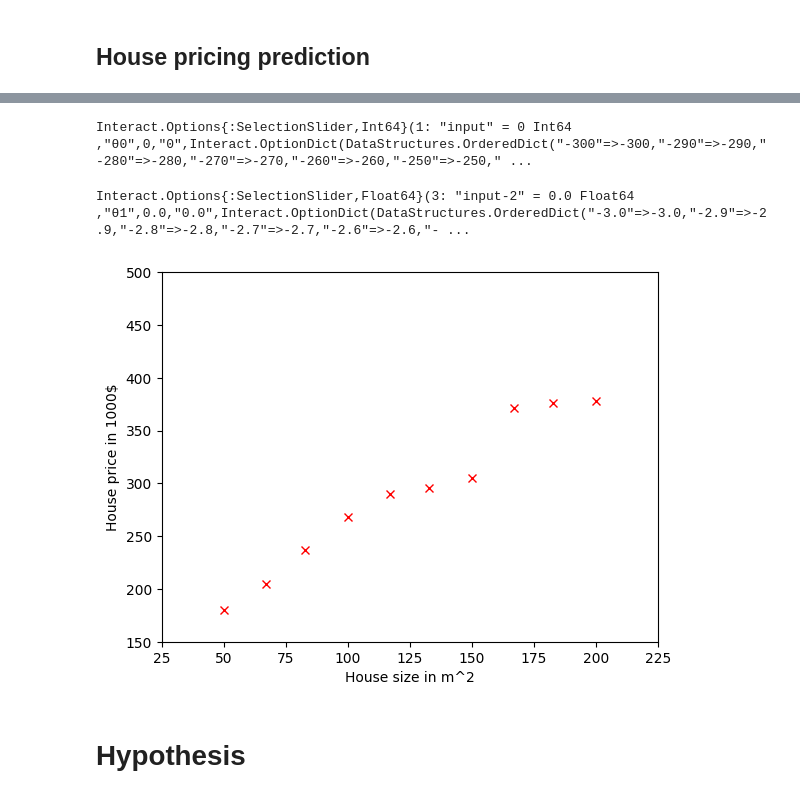
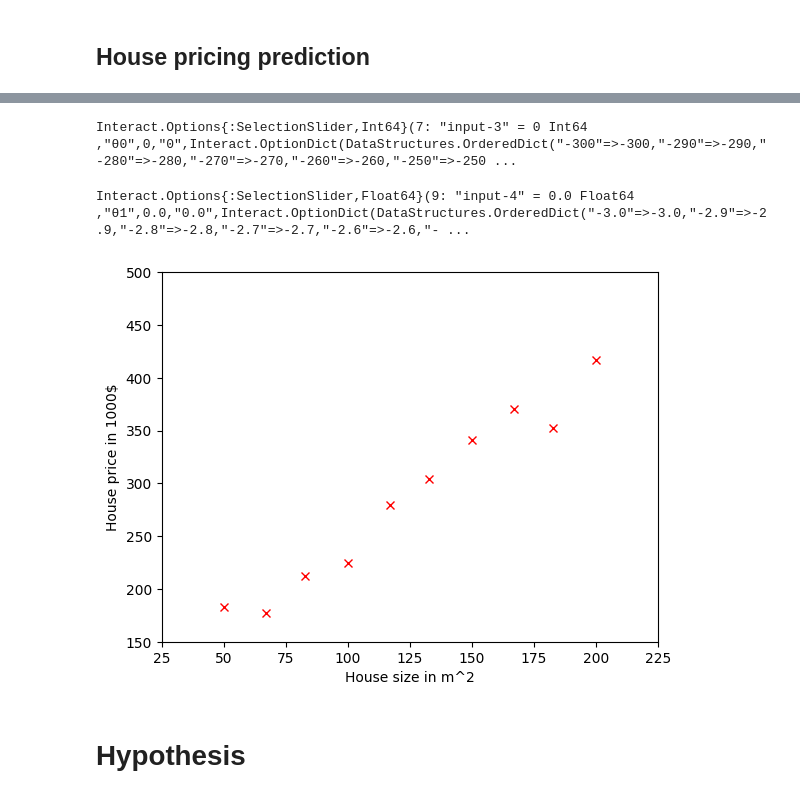
Before and after one commit to tbekas/introduction-to-machine-learning, a Jupyter notebook: Presentation.ipynb, the cells around one changed output, grey strips where cells are left out. Saved outputs shown, nothing was run; the diff lists cells and outputs as text; code cells hidden in the pictures.

```diff
--- a/Presentation.ipynb
+++ b/Presentation.ipynb
@@ -63,0 +27,6 @@ INFO: Use `Pkg.update()` to get the latest versions of your packages
+# %%
+include("helper.jl")
+m = 10
+X, y = gen_samples(m)
+
+[X y]
@@ -64,9 +48,9 @@ INFO: Use `Pkg.update()` to get the latest versions of your packages
 # %%
-plot_samples(X, Y)
+plot_samples(X, y)
 # %% [output]
-Interact.Options{:SelectionSlider,Int64}(1: "input" = 0 Int64 ,"θ0",0,"0",Interact.OptionDict(DataStructures.OrderedDict("-300"=>-300,"-290"=>-290,"-280"=>-280,"-270"=>-270,"-260"=>-260,"-250"=>-250," ...
+Interact.Options{:SelectionSlider,Int64}(7: "input-3" = 0 Int64 ,"θ0",0,"0",Interact.OptionDict(DataStructures.OrderedDict("-300"=>-300,"-290"=>-290,"-280"=>-280,"-270"=>-270,"-260"=>-260,"-250"=>-250 ...
-Interact.Options{:SelectionSlider,Float64}(3: "input-2" = 0.0 Float64 ,"θ1",0.0,"0.0",Interact.OptionDict(DataStructures.OrderedDict("-3.0"=>-3.0,"-2.9"=>-2.9,"-2.8"=>-2.8,"-2.7"=>-2.7,"-2.6"=>-2.6,"- ...
+Interact.Options{:SelectionSlider,Float64}(9: "input-4" = 0.0 Float64 ,"θ1",0.0,"0.0",Interact.OptionDict(DataStructures.OrderedDict("-3.0"=>-3.0,"-2.9"=>-2.9,"-2.8"=>-2.8,"-2.7"=>-2.7,"-2.6"=>-2.6,"- ...
-[figure, old version]
+[figure, new version]
 # %% [markdown]
 # Hypothesis
 # %% [markdown]
```
Also changed, not shown: parts of 23 cells of this notebook.
